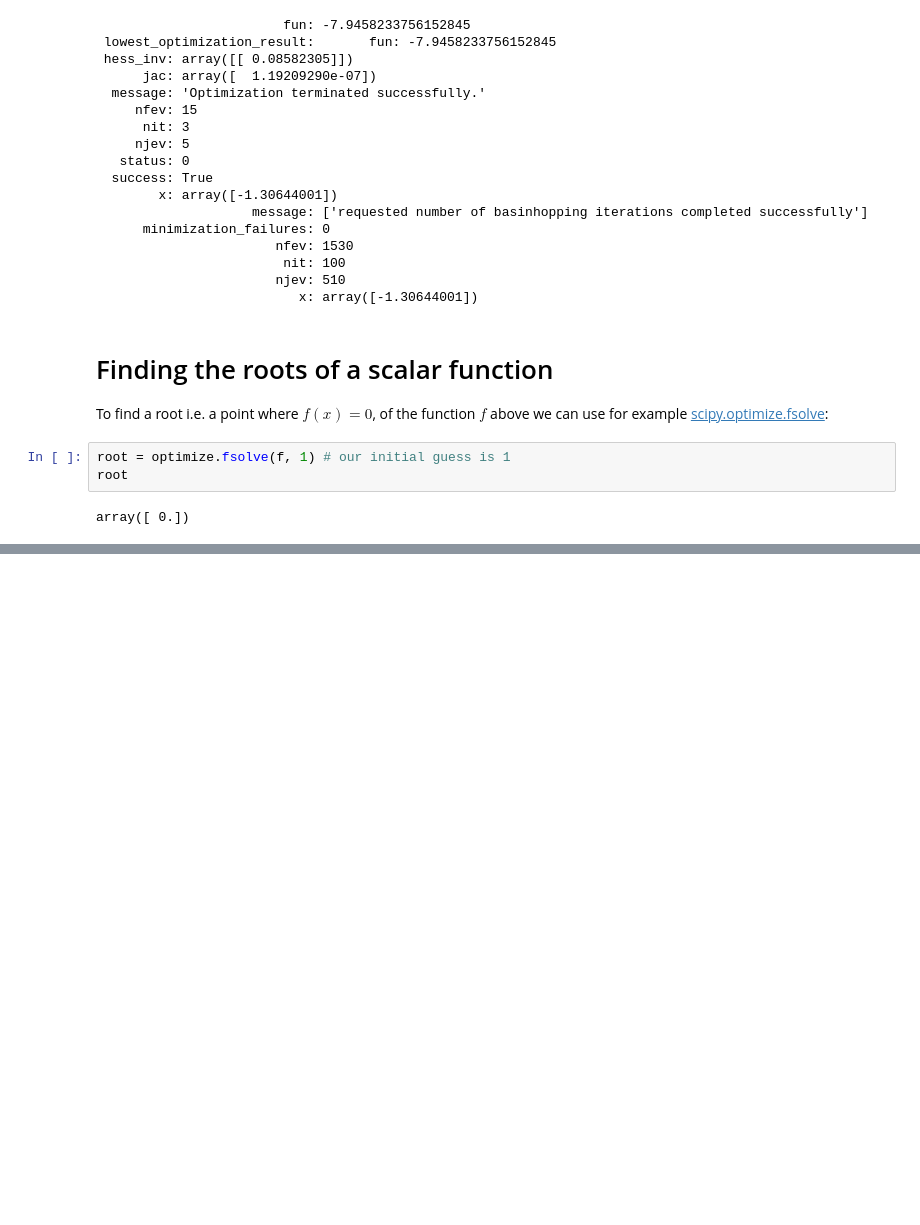
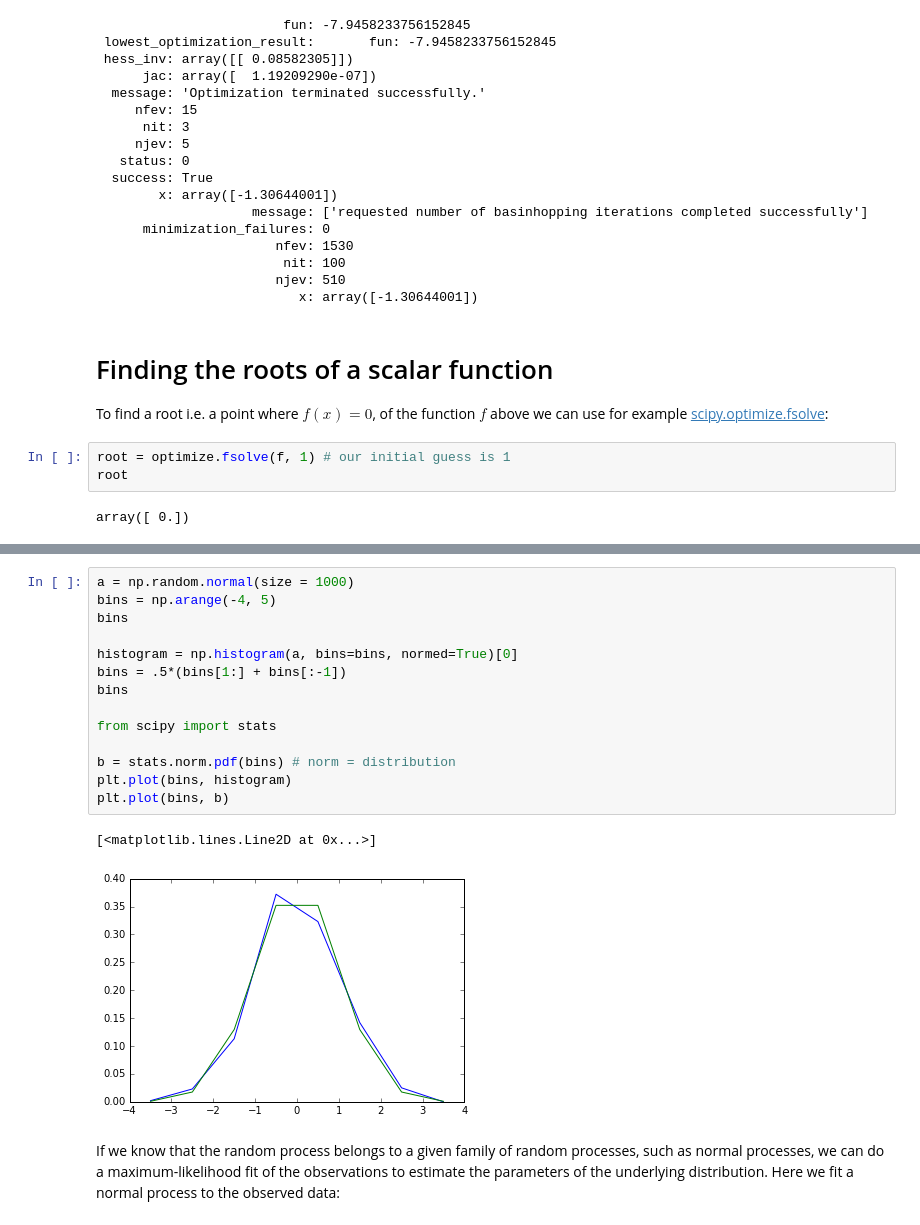
Before and after one commit to jorellano/HLSL, a Jupyter notebook: File input_output scipy.io.ipynb, the cells around one changed output, grey strips where cells are left out. Saved outputs shown, nothing was run; the diff lists cells and outputs as text; blank space fills up the shorter version.

```diff
--- a/File input_output scipy.io.ipynb
+++ b/File input_output scipy.io.ipynb
@@ -209,0 +326,19 @@ array([ 0.])
+# %%
+a = np.random.normal(size = 1000)
+bins = np.arange(-4, 5)
+bins
+
+histogram = np.histogram(a, bins=bins, normed=True)[0]
+bins = .5*(bins[1:] + bins[:-1])
+bins
+
+from scipy import stats
+
+b = stats.norm.pdf(bins) # norm = distribution
+plt.plot(bins, histogram)
+plt.plot(bins, b)
+# %% [output]
+[<matplotlib.lines.Line2D at 0x...>]
+[figure, added]
+# %% [markdown]
+If we know that the random process belongs to a given family of random processes, such as normal processes, we can do a maximum-likelihood fit of the observations to estimate the parameters of the underlying distribution. Here we fit a normal process to the observed data:
```
Also changed, not shown: parts of 46 cells of this notebook, 5 other files.
